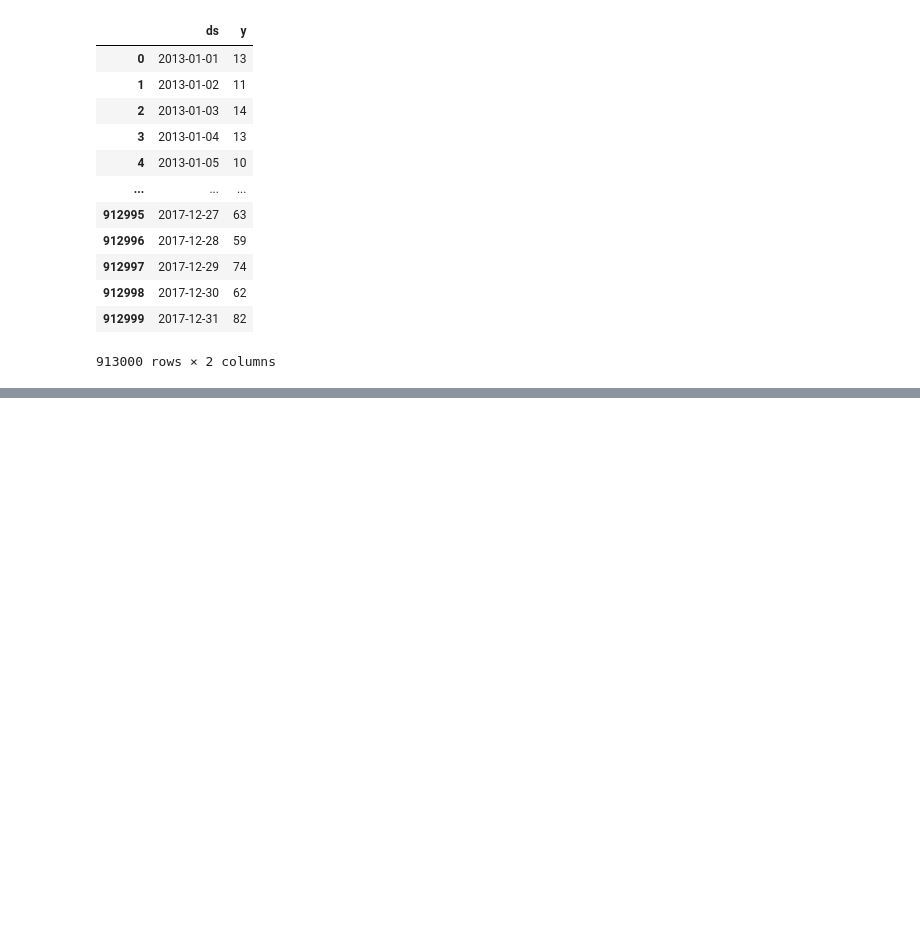
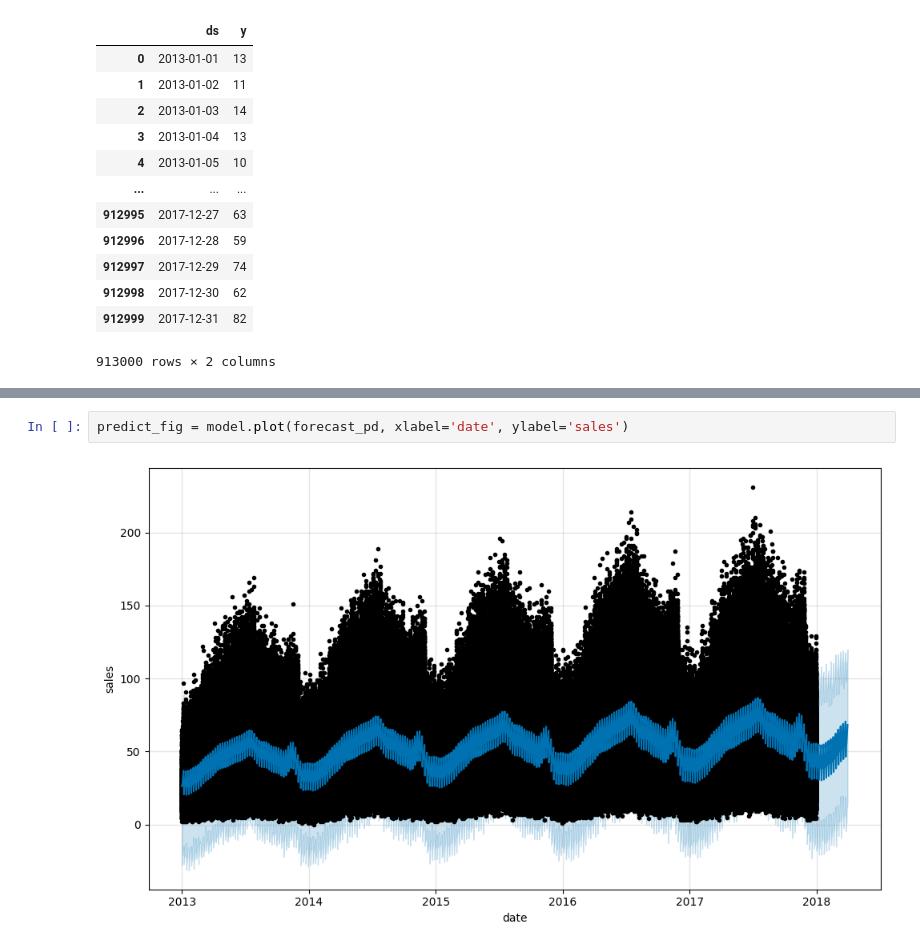
Before and after one commit to emanuelsolita/databricks, a Jupyter notebook: eda_sales.ipynb, the cells around one changed output, grey strips where cells are left out. Drawn from its saved outputs; the diff is of its cells as text; blank space fills up the shorter version.

```diff
--- a/eda_sales.ipynb
+++ b/eda_sales.ipynb
@@ -96,0 +128,4 @@ forecast_pd = model.predict(future_pd)
+# %%
+predict_fig = model.plot(forecast_pd, xlabel='date', ylabel='sales')
+# %% [output]
+[figure, added]
```
Also changed, not shown: parts of 4 cells of this notebook, 6 other files.
